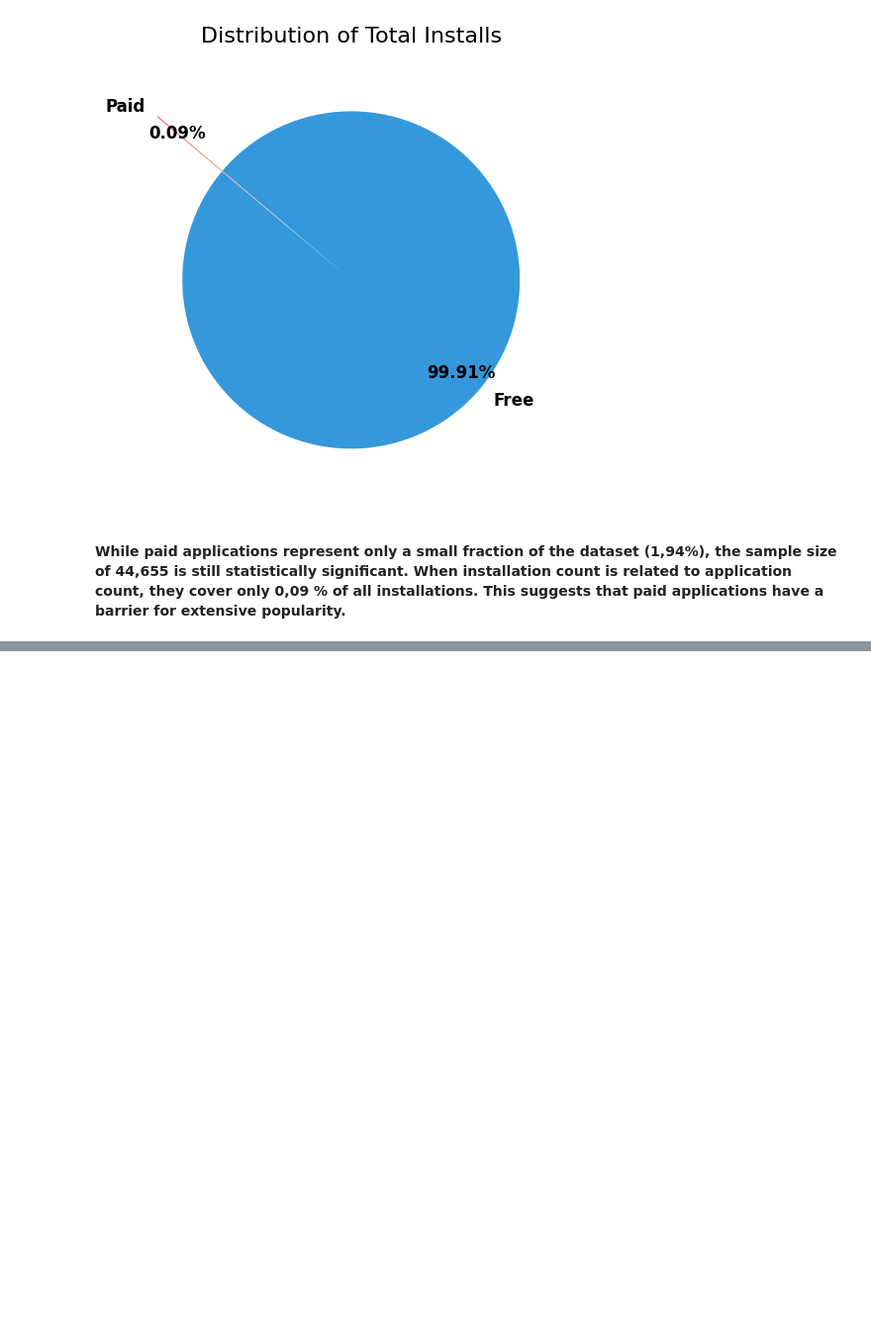
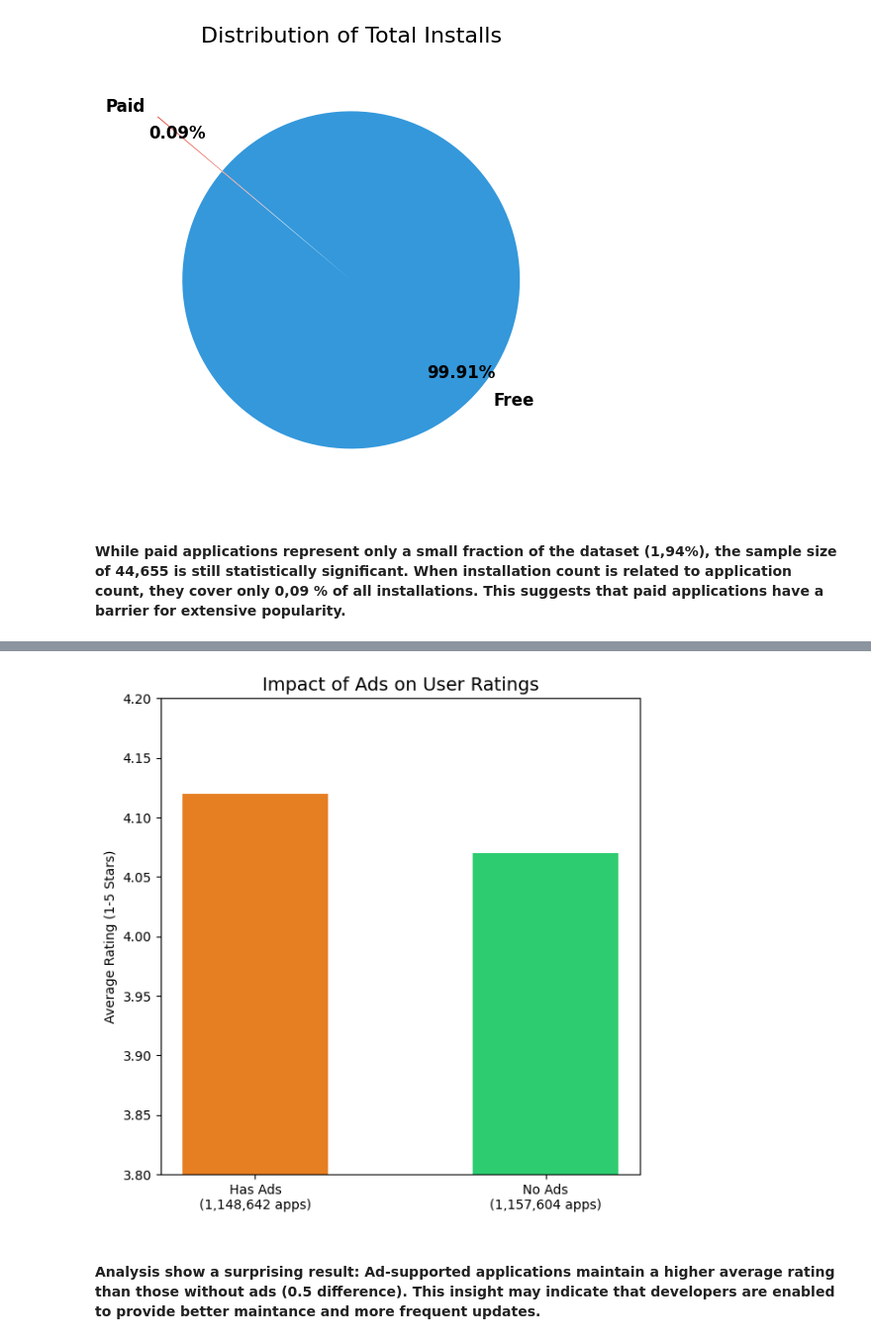
Before and after one commit to LottaSofiaK/Group22, a Jupyter notebook: Group_22_analysis_and_visualization.ipynb, the cells around one changed output, grey strips where cells are left out. Shown at 99% size. Cells and saved outputs as stored; diff of their text form; code cells hidden in the pictures; blank space fills up the shorter version.

Commit message:
analysis
Analysis of how ratings vary if app has ads or not

```diff
--- a/Group_22_analysis_and_visualization.ipynb
+++ b/Group_22_analysis_and_visualization.ipynb
@@ -492,0 +518,21 @@ plt.tight_layout()
+# %%
+# Data from Spark results
+ad_data = pd.DataFrame({
+    'Ad Supported': ['Has Ads\n(1,148,642 apps)', 'No Ads\n(1,157,604 apps)'],
+    'Avg Rating': [4.12, 4.07]
+})
+
+# Creating plot
+plt.figure(figsize=(6, 6))
+bars = plt.bar(ad_data['Ad Supported'], ad_data['Avg Rating'], color=['#e67e22', '#2ecc71'], width=0.5)
+
+plt.ylim(3.8, 4.2)
+plt.title('Impact of Ads on User Ratings', fontsize=14)
+plt.ylabel('Average Rating (1-5 Stars)')
+
+plt.tight_layout()
+plt.show()
+# %% [output]
+[figure, added]
+# %% [markdown]
+#### Analysis show a surprising result: Ad-supported applications maintain a higher average rating than those without ads (0.5 difference). This insight may indicate that developers are enabled to provide better maintance and more frequent updates.
```
Also changed, not shown: parts of 2 cells of this notebook.
